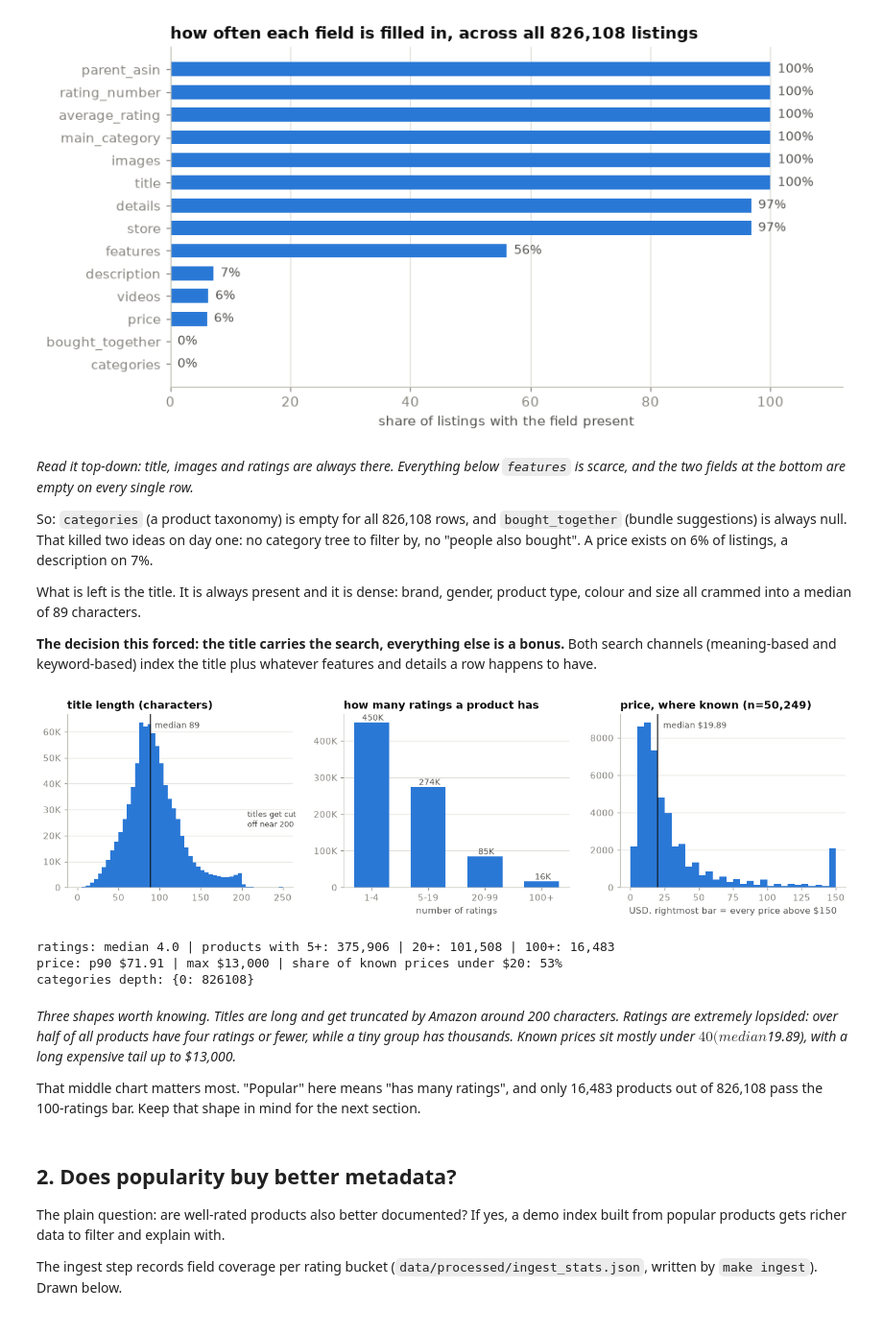
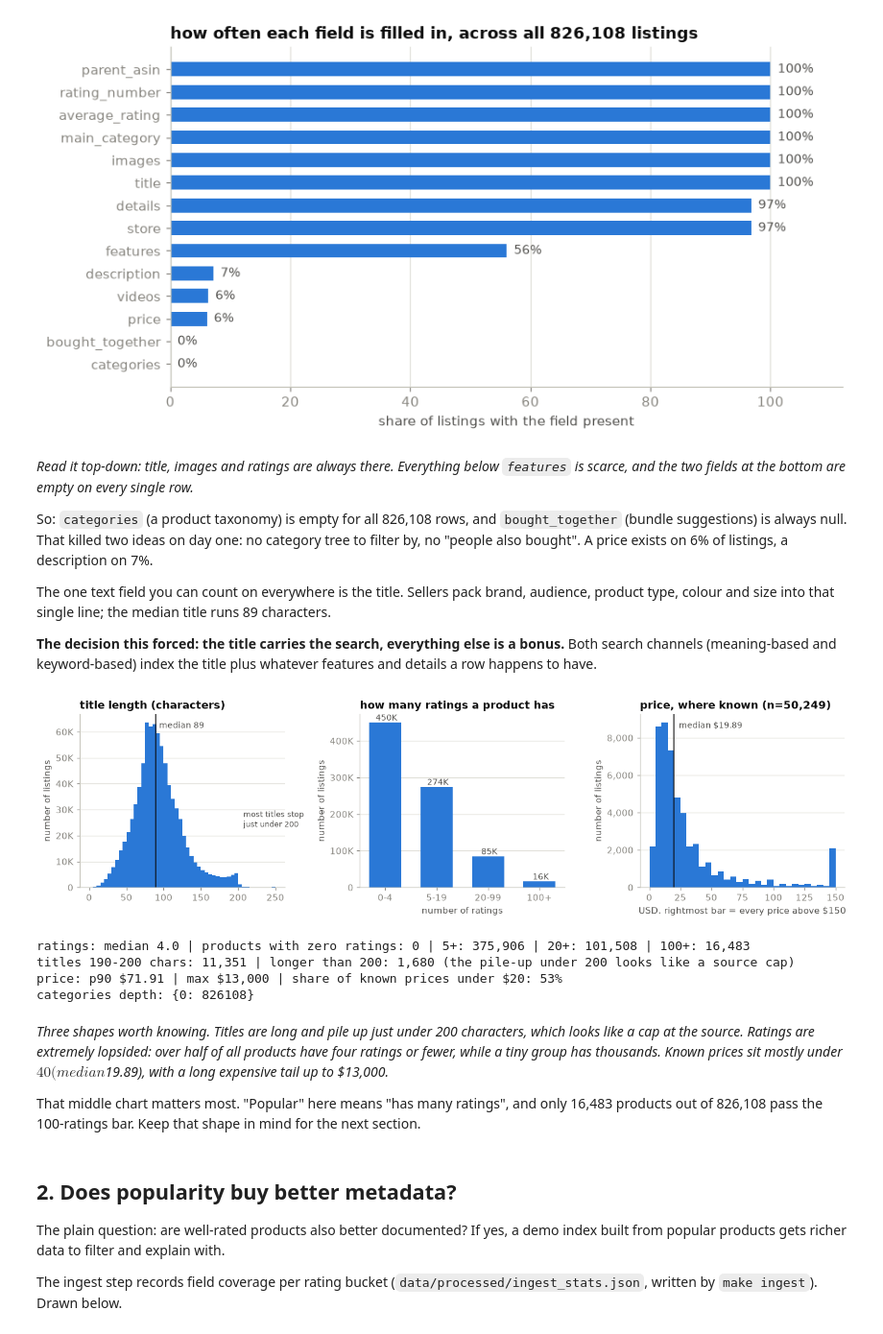
Before and after one commit to hircoder/Fashion_Stylist, a Jupyter notebook: notebooks/01_explore_data.ipynb, the cells around one changed output. Shown at 96% size. Cells and saved outputs as stored; diff of their text form; code cells hidden in the pictures.

```diff
--- a/notebooks/01_explore_data.ipynb
+++ b/notebooks/01_explore_data.ipynb
@@ -133,8 +135,9 @@ So: `categories` (a product taxonomy) is empty for all 826,108 rows, and
 day one: no category tree to filter by, no "people also bought". A price exists on
 6% of listings, a description on 7%.
 
-What is left is the title. It is always present and it is dense: brand, gender,
-product type, colour and size all crammed into a median of 89 characters.
+The one text field you can count on everywhere is the title. Sellers pack brand,
+audience, product type, colour and size into that single line; the median title
+runs 89 characters.
 
 **The decision this forced: the title carries the search, everything else is a
 bonus.** Both search channels (meaning-based and keyword-based) index the title
@@ -145,46 +148,55 @@ fig, ax = plt.subplots(1, 3, figsize=(12.6, 3.6))
 
 ax[0].hist(np.clip(title_len, 0, 250), bins=50, color=PAL[0])
 ax[0].set_title("title length (characters)")
+ax[0].set_ylabel("number of listings")
 ax[0].yaxis.set_major_formatter(KTICKS)
 ax[0].axvline(np.median(title_len), color=INK, linewidth=1)
 ax[0].text(np.median(title_len) + 5, ax[0].get_ylim()[1] * 0.92, f"median {np.median(title_len):.0f}", fontsize=9, color=INK2)
-ax[0].text(207, ax[0].get_ylim()[1] * 0.35, "titles get cut\noff near 200", fontsize=8.5, color=INK2)
+ax[0].text(207, ax[0].get_ylim()[1] * 0.35, "most titles stop\njust under 200", fontsize=8.5, color=INK2)
 
-buckets = {"1-4": ((rn >= 1) & (rn <= 4)).sum(), "5-19": ((rn >= 5) & (rn <= 19)).sum(),
+buckets = {"0-4": (rn <= 4).sum(), "5-19": ((rn >= 5) & (rn <= 19)).sum(),
            "20-99": ((rn >= 20) & (rn <= 99)).sum(), "100+": (rn >= 100).sum()}
 bars = ax[1].bar(buckets.keys(), buckets.values(), color=PAL[0], width=0.62)
 for b, v in zip(bars, buckets.values()):
     ax[1].text(b.get_x() + b.get_width() / 2, v, f" {fmt_count(v)}", ha="center", va="bottom", fontsize=9, color=INK2)
 ax[1].set_title("how many ratings a product has")
 ax[1].set_xlabel("number of ratings")
+ax[1].set_ylabel("number of listings")
 ax[1].yaxis.set_major_formatter(KTICKS)
 
 p = np.array(prices)
 clipped = np.clip(p, 0, 150)
 ax[2].hist(clipped, bins=30, color=PAL[0])
 ax[2].set_title(f"price, where known (n={len(p):,})")
 ax[2].set_xlabel("USD. rightmost bar = every price above $150")
+ax[2].set_ylabel("number of listings")
+ax[2].yaxis.set_major_formatter(KTICKS)
 ax[2].axvline(np.median(p), color=INK, linewidth=1)
 ax[2].text(np.median(p) + 4, ax[2].get_ylim()[1] * 0.92, f"median ${np.median(p):.2f}", fontsize=9, color=INK2)
 
 for a in ax:
     tidy(a)
 plt.tight_layout(); plt.show()
-print("ratings: median", np.median(rn), "| products with 5+:", f"{(rn>=5).sum():,}",
-      "| 20+:", f"{(rn>=20).sum():,}", "| 100+:", f"{(rn>=100).sum():,}")
+tl = np.array(title_len)
+print("ratings: median", np.median(rn), "| products with zero ratings:", (rn == 0).sum(),
+      "| 5+:", f"{(rn>=5).sum():,}", "| 20+:", f"{(rn>=20).sum():,}", "| 100+:", f"{(rn>=100).sum():,}")
+print("titles 190-200 chars:", f"{((tl>=190)&(tl<=200)).sum():,}", "| longer than 200:",
+      f"{(tl>200).sum():,} (the pile-up under 200 looks like a source cap)")
 print("price: p90", f"${np.percentile(p, 90):.2f}", "| max", f"${p.max():,.0f}",
       "| share of known prices under $20:", f"{(p < 20).mean():.0%}")
 print("categories depth:", dict(cat_depth))
 # %% [output]
-[figure, old version]
+[figure, new version]
-ratings: median 4.0 | products with 5+: 375,906 | 20+: 101,508 | 100+: 16,483
+ratings: median 4.0 | products with zero ratings: 0 | 5+: 375,906 | 20+: 101,508 | 100+: 16,483
+titles 190-200 chars: 11,351 | longer than 200: 1,680 (the pile-up under 200 looks like a source cap)
 price: p90 $71.91 | max $13,000 | share of known prices under $20: 53%
 categories depth: {0: 826108}
 # %% [markdown]
-*Three shapes worth knowing. Titles are long and get truncated by Amazon around
-200 characters. Ratings are extremely lopsided: over half of all products have
-four ratings or fewer, while a tiny group has thousands. Known prices sit mostly
-under $40 (median $19.89), with a long expensive tail up to $13,000.*
+*Three shapes worth knowing. Titles are long and pile up just under 200
+characters, which looks like a cap at the source. Ratings are extremely lopsided:
+over half of all products have four ratings or fewer, while a tiny group has
+thousands. Known prices sit mostly under $40 (median $19.89), with a long
+expensive tail up to $13,000.*
 
 That middle chart matters most. "Popular" here means "has many ratings", and only
 16,483 products out of 826,108 pass the 100-ratings bar. Keep that shape in mind
```
Also changed, not shown: parts of 27 cells of this notebook, 6 other files.
